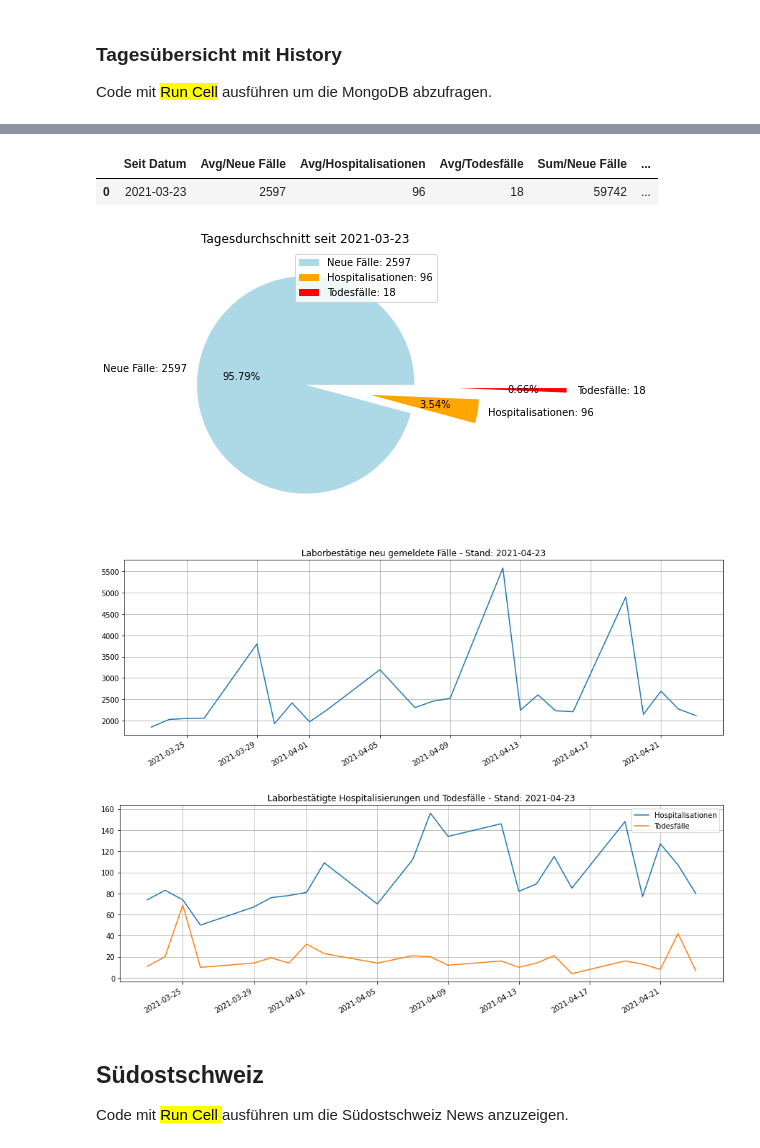
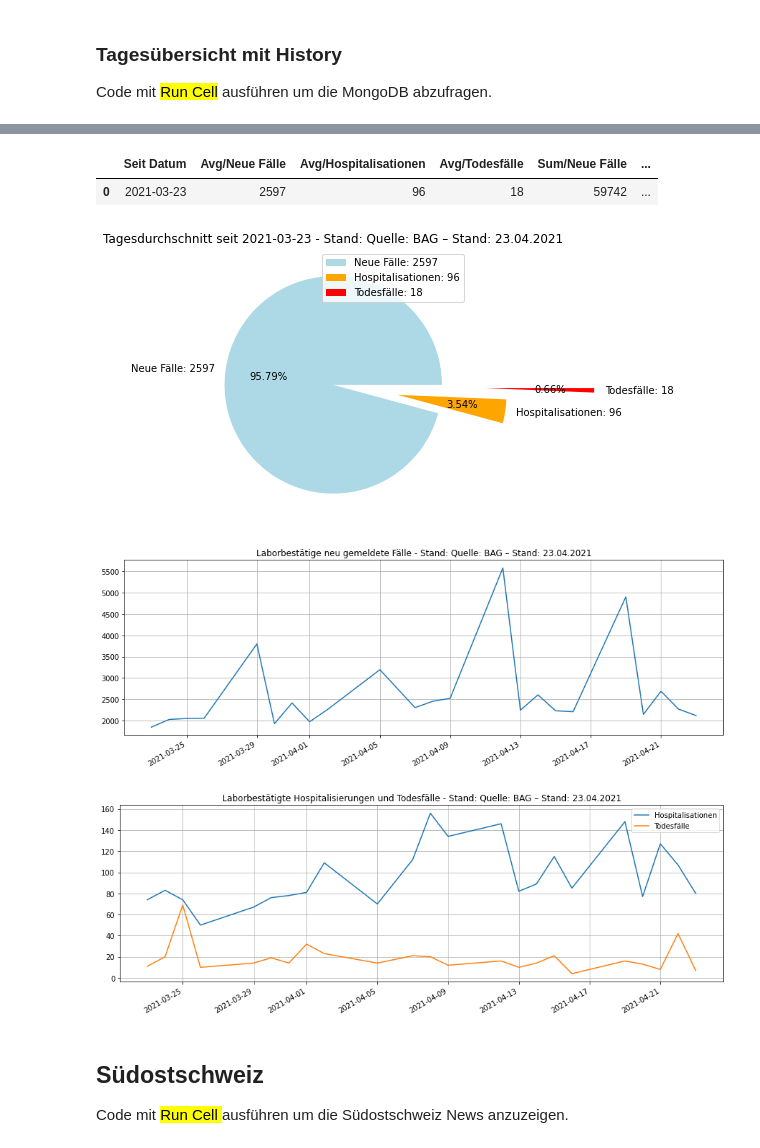
Before and after one commit to tinuwalther/Jupyter-Notebooks, a Jupyter notebook: python/News-Reader.ipynb, the cells around one changed output, grey strips where cells are left out. Cells and saved outputs as stored; diff of their text form; code cells hidden in the pictures.

Commit message:
Update charts

```diff
--- a/python/News-Reader.ipynb
+++ b/python/News-Reader.ipynb
@@ -391,10 +382,6 @@ add_document(connectionstring, 'JupyterNB', 'Covid19', { "Datum": "11.04.2021",
 Code mit <mark>Run Cell</mark> ausführen um die MongoDB abzufragen.
 # %%
 # Get history from MongoDB and print it out with pandas
-import pandas as pd
-import matplotlib
-import datetime
-import pymongo, dns
 
 def get_collection(connectionstring, database, collection):
     '''Connect to MongoDB and return data'''
@@ -411,7 +398,7 @@ connectionstring = "mongodb+srv://"+credentials+"@cluster0.epl3x.mongodb.net/?re
 for doc in get_collection(connectionstring, 'JupyterNB', 'Covid19'):
     thisdict = {
             'UUID'              : doc['_id'],
-            'Datum'             : datetime.datetime.strptime(doc['Datum'], '%d.%m.%Y'),
+            'Datum'             : datetime.strptime(doc['Datum'], '%d.%m.%Y'),
             'Neue Fälle'        : int(doc['Neue Fälle']),
             'Hospitalisationen' : int(doc['Hospitalisationen']),
             'H/NF'              : "{:.2%}".format(int(doc['Hospitalisationen']) / int(doc['Neue Fälle'])),
@@ -435,10 +422,6 @@ df.tail(5)
 | 22 | 6082b5cbd5a99b7a7cebd921 | 2021-04-23 | 2113 | 80 | 3.79% | 7 | 0.33% | 8.75% |
 # %%
 # Create charts with data from MongoDB
-
-import re
-import matplotlib.pyplot as plt
-import pandas as pd
 
 current_dir = os.getcwd()
 parent_dir  = os.path.dirname(current_dir)
@@ -493,7 +476,7 @@ avg_pie_explode = (0,0.6,1.4)
 pie = avg_pie_df.plot.pie(
     #subplots = True,
     ylabel  = "", y = 'Average',
-    title   = f"Tagesdurchschnitt seit {first_value}",
+    title   = f"Tagesdurchschnitt seit {first_value} - Stand: {Datum}",
     labels  = pie_index,
     #table   = True,
     autopct = '%1.2f%%',
@@ -501,43 +484,46 @@ pie = avg_pie_df.plot.pie(
     explode = avg_pie_explode,
     figsize = (15,5)
 )
+### Save chart as png-file
 fig = pie.get_figure()
-fig.savefig(f'{parent_dir}/images/covid-dayli-overview.png')
+fig.savefig(f'{parent_dir}/images/covid-dayli-overview.png', transparent = False, bbox_inches='tight')
 
 ### Print data frame set as line chart
 df = pd.DataFrame(result_of_history)
 chart = df.plot.line(
     x       = "Datum",
     xlabel  = "",
     ylabel  = "",
     y       = ["Neue Fälle"],
-    title   = f"Laborbestätige neu gemeldete Fälle - Stand: {last_value}",
+    title   = f"Laborbestätige neu gemeldete Fälle - Stand: {Datum}",
     grid    = True,
     legend  = False,
     figsize = (15,5)
 )
+### Save chart as png-file
 fig = chart.get_figure()
-fig.savefig(f'{parent_dir}/images/covid-dayli-newcases.png')
+fig.savefig(f'{parent_dir}/images/covid-dayli-newcases.png', transparent = False, bbox_inches='tight')
 
 chart = df.plot.line(
     x       = "Datum",
     xlabel  = "",
     ylabel  = "",
     y        = ["Hospitalisationen","Todesfälle"],
-    title    = f"Laborbestätigte Hospitalisierungen und Todesfälle - Stand: {last_value}",
+    title    = f"Laborbestätigte Hospitalisierungen und Todesfälle - Stand: {Datum}",
     grid    = True,
     legend  = True,
     figsize = (15,5)
 )
+### Save chart as png-file
 fig = chart.get_figure()
-fig.savefig(f'{parent_dir}/images/covid-dayli-host-dead.png')
+fig.savefig(f'{parent_dir}/images/covid-dayli-host-dead.png', transparent = False, bbox_inches='tight')
 print("")
 # %% [output]
 |  | Seit Datum | Avg/Neue Fälle | Avg/Hospitalisationen | Avg/Todesfälle | Sum/Neue Fälle | ... |
 | 0 | 2021-03-23 | 2597 | 96 | 18 | 59742 | ... |
-[figure, old version]
+[figure, new version]
-[figure, old version]
+[figure, new version]
-[figure, old version]
+[figure, new version]
 # %% [markdown]
 ## Südostschweiz
 Code  mit <mark> Run Cell </mark> ausführen um die Südostschweiz News anzuzeigen.
```
Also changed, not shown: parts of 4 cells of this notebook, 5 other files.
